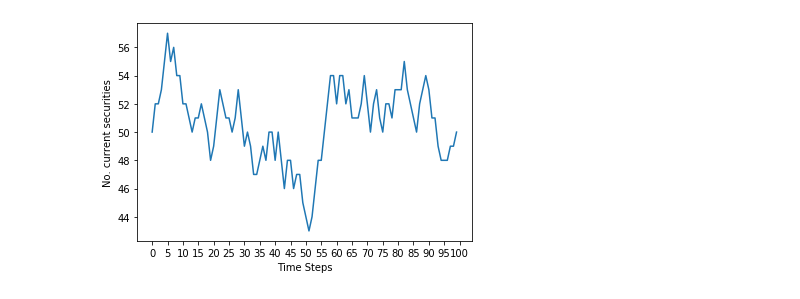
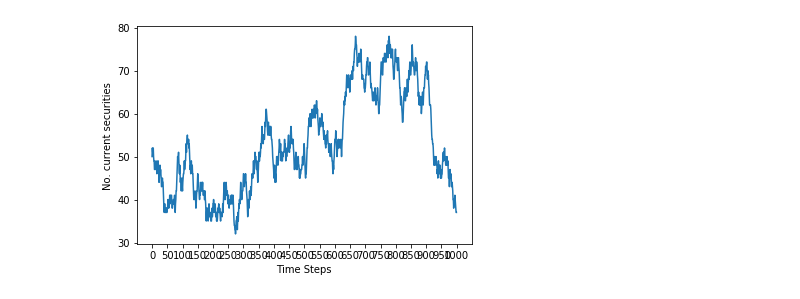
Before and after one commit to khanhnguyen15/Market-Simulation, a Jupyter notebook: Almgen-Chriss Market.ipynb, the cells around one changed output. Cells and saved outputs as stored; diff of their text form; code cells hidden in the pictures.

```diff
--- a/Almgen-Chriss Market.ipynb
+++ b/Almgen-Chriss Market.ipynb
@@ -5,13 +5,16 @@ import random
 import math
 import numpy as np
 
-steps = 100
+steps = 1000
+graph_interval = steps / 20
 X0 = 50
 S0 = 100
 
+# initialize securities number and price for each step
 X = [X0] * steps
 S = [S0] * steps
 
+# random jump from step to step, ranging from selling 2 units to buying to units
 def random_trader():
     return np.random.randint(-2, 3)
 
@@ -22,9 +25,9 @@ def random_transact(x, trade_transactions):
 random_transact(X, steps)
 # %%
 plt.plot(X)
-plt.xticks(np.arange(0, steps + 1, 5))
+plt.xticks(np.arange(0, steps + 1, graph_interval))
 plt.xlabel('Time Steps')
 plt.ylabel('No. current securities')
 plt.show()
 # %% [output]
-[figure, old version]
+[figure, new version]
```
Also changed, not shown: parts of 3 cells of this notebook.
